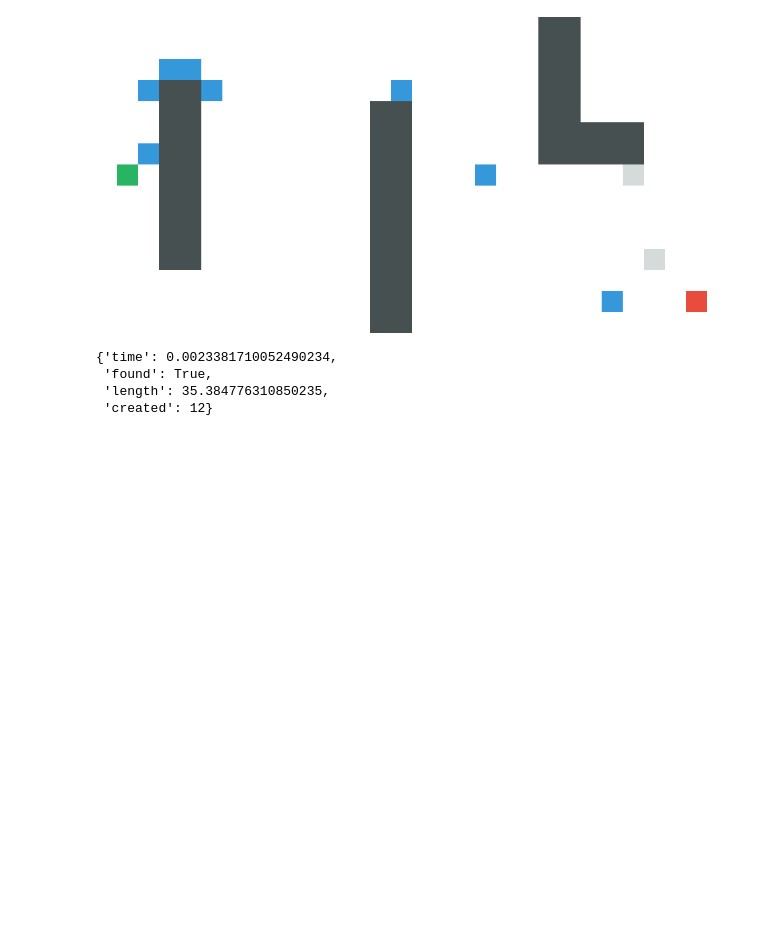
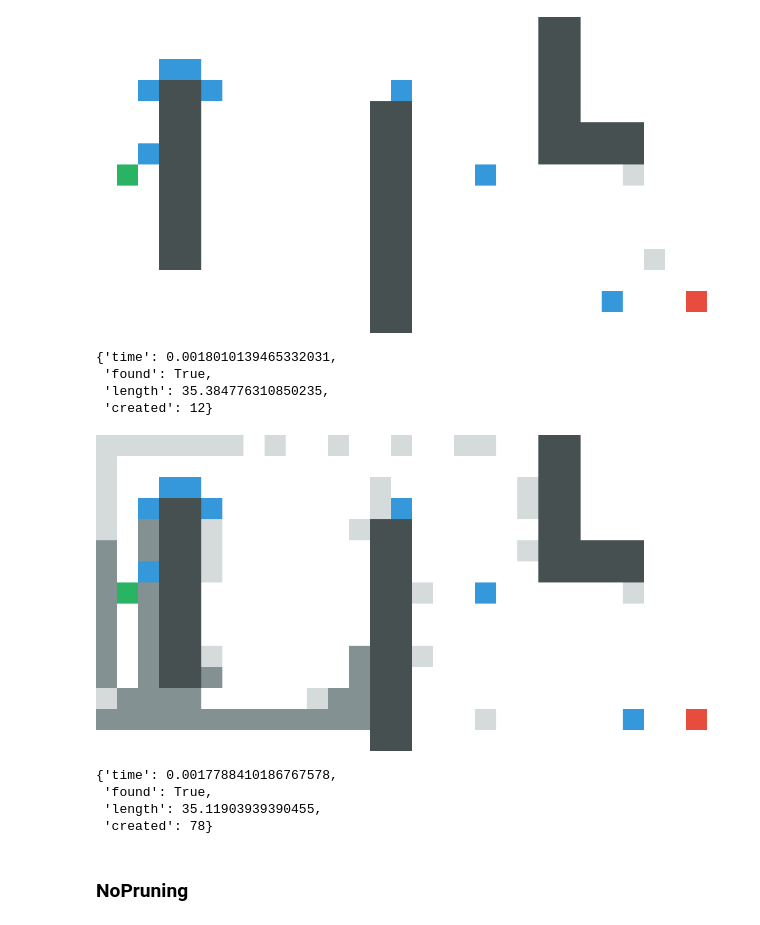
Before and after one commit to Ilyabasharov/path_planning, a Jupyter notebook: main.ipynb, the cells around one changed output. Cells and saved outputs as stored; diff of their text form; code cells hidden in the pictures; blank space fills up the shorter version.

```diff
--- a/main.ipynb
+++ b/main.ipynb
@@ -40,6 +43,6 @@ jStart = 1
 iGoal = 13
 jGoal = 28
 # %%
-startNode = Node(iStart, jStart, 0)
-goalNode = Node(iGoal, jGoal, 0)
-grid = Map().readFromString(mapstr, width, height)
+startNode = Node(iStart, jStart)
+goalNode = Node(iGoal, jGoal)
+grid = GridMap().readFromString(mapstr, width, height)
@@ -56,14 +61,26 @@ simpleTest(solver, prune, findPathBase, grid, startNode, goalNode, OpenList, Clo
  'created': 37}
 # %%
 solver = JPS(diagonalDistance, prune)
-prune.preprocess(solver.getForsedDirections, grid)
-simpleTest(solver, prune, findPathBase, grid, startNode, goalNode, OpenList, ClosedList)
+solver.doPreprocess(grid)
+simpleTest(solver, findPathBase, grid, startNode, goalNode, OpenList, ClosedList)
 # %% [output]
 [figure]
-{'time': 0.0023381710052490234,
+{'time': 0.0018010139465332031,
  'found': True,
  'length': 35.384776310850235,
  'created': 12}
+# %%
+solver = JPSPlus(diagonalDistance, prune)
+solver.doPreprocess(grid)
+simpleTest(solver, findPathBase, grid, startNode, goalNode, OpenList, ClosedList)
+# %% [output]
+[figure, added]
+{'time': 0.0017788410186767578,
+ 'found': True,
+ 'length': 35.11903939390455,
+ 'created': 78}
+# %% [markdown]
+### NoPruning
 # %%
 prune = NoPruning()
 solver = AStar(diagonalDistance, prune)
```
Also changed, not shown: parts of 21 cells of this notebook, 16 other files.
